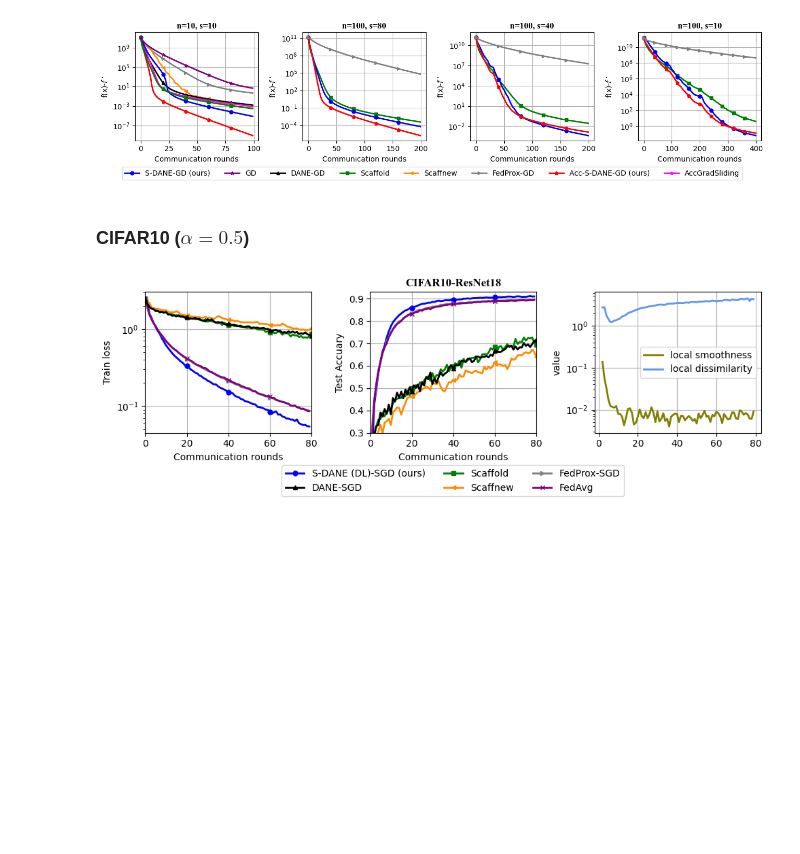
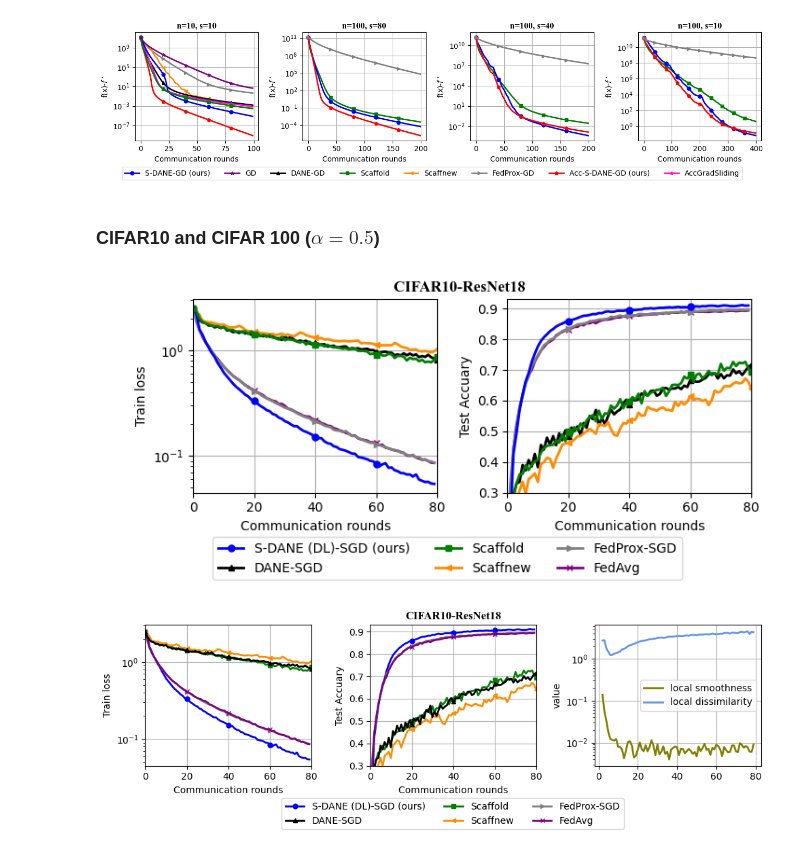
Before and after one commit to mlolab/S-DANE, a Jupyter notebook: plot.ipynb, the cells around one changed output. Drawn from its saved outputs; the diff is of its cells as text; code cells hidden in the pictures; blank space fills up the shorter version.

```diff
--- a/plot.ipynb
+++ b/plot.ipynb
@@ -248,7 +248,64 @@ fig.savefig('./figures/polyhedron.pdf',dpi=1600,bbox_inches='tight')
 # %% [output]
 [figure]
 # %% [markdown]
-### CIFAR10 ($\alpha = 0.5$)
+### CIFAR10 and CIFAR 100 ($\alpha = 0.5$)
+# %%
+optims = ['S-DANE-nocv', 'DANE+','Scaffold','Fedprox','FedAvg','Scaffnew']
+order_labels = {'S-DANE (DL)-SGD (ours)': 1, 'DANE-SGD':2, 'Scaffold':3, 'Scaffnew': 4, 'FedProx-SGD':5, 'FedAvg':6}
+
+def form_styles(linewidth, markevery, markersize, linestyle=None):
+
+    styles = {}
+
+    styles['S-DANE-nocv'] = {'label':'S-DANE (DL)-SGD (ours)',  'color':'blue', 'marker': 'o',
+                        'markersize':markersize, 'linewidth': linewidth,
+                        'markevery':markevery}
+
+    styles['Scaffold'] = {'label':'Scaffold',  'color':'green', 'marker': 's' ,
+                            'markersize':markersize, 'linewidth': linewidth,
+                        'markevery':markevery }
+
+    styles['Scaffnew'] = {'label':'Scaffnew',  'color':'darkorange', 'marker': '<' ,
+                            'markersize':markersize, 'linewidth': linewidth,
+                        'markevery':markevery }
+
+    styles['Fedprox'] = {'label':'FedProx-SGD',  'color':'gray', 'marker': '>' ,
+                            'markersize':markersize, 'linewidth': linewidth,
+                        'markevery':markevery}
+
+    styles['DANE+'] = {'label':'DANE-SGD',  'color':'black', 'marker': '^' ,
+                            'markersize':markersize, 'linewidth': linewidth,
+                        'markevery':markevery }
+
+    styles['FedAvg'] = {'label':'FedAvg',  'color':'purple', 'marker': 'x' ,
+                            'markersize':markersize, 'linewidth': linewidth,
+                        'markevery':markevery }
+
+    return styles
+
+plot_config = {'nbrows': 1, 'nbcols':2, 'linewidth': [2]*2, 'markersize': [5]*2,
+               'markevery': [20,20], 'alpha': 0.2, 'yscales': ['log']+['linear'],
+               'xscales':['linear']*2, 'linestyle': None,
+               'legend_kwargs':{'loc':'outside lower center', 'ncol':3,'bbox_to_anchor':(0.5,-0.14)},
+               'legend_index': 1,'font_config':{'fontname':"Times New Roman", 'size':12,'fontweight':"bold"},
+               'figsize':(7,3),
+               'titles':[' '*75+'CIFAR10-ResNet18',''],
+               'avg':'mean', 'ylim':[None,[0.3,0.93]], 'xlim':[[0,80]]*2,
+               'filter_list':[optims,optims], 'order_labels':order_labels}
+
+path_results = [r"./results/cifar10",
+                r"./results/cifar10"]
+
+map_ylabel_dict['val_acc'] = 'Test Accuary'
+
+ylabels = ["train_loss","val_acc"]
+xlabels = ['epoch', 'epoch']
+
+fig, axs = plot_result(path_results, ylabels, xlabels, map_xlabel_dict, map_ylabel_dict, form_styles, plot_config)
+plt.tight_layout()
+fig.savefig('./figures/cifar_main.pdf',dpi=1600,bbox_inches='tight')
+# %% [output]
+[figure, added]
 # %%
 optims = ['S-DANE-nocv', 'DANE+','Scaffold','Fedprox','FedAvg','Scaffnew']
 order_labels = {'S-DANE (DL)-SGD (ours)': 1, 'DANE-SGD':2, 'Scaffold':3, 'Scaffnew': 4, 'FedProx-SGD':5, 'FedAvg':6}
```
Also changed, not shown: parts of 2 cells of this notebook, 3 other files.
